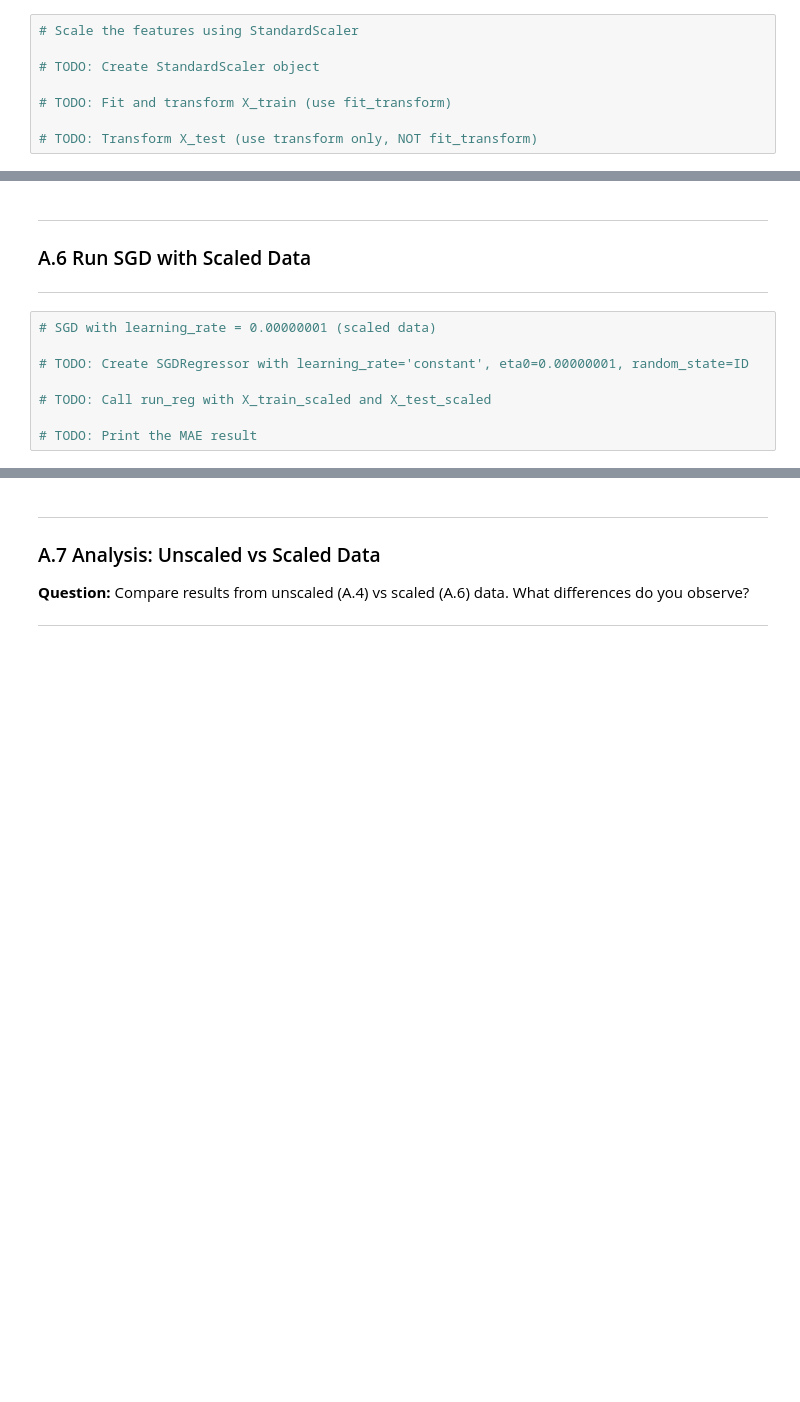
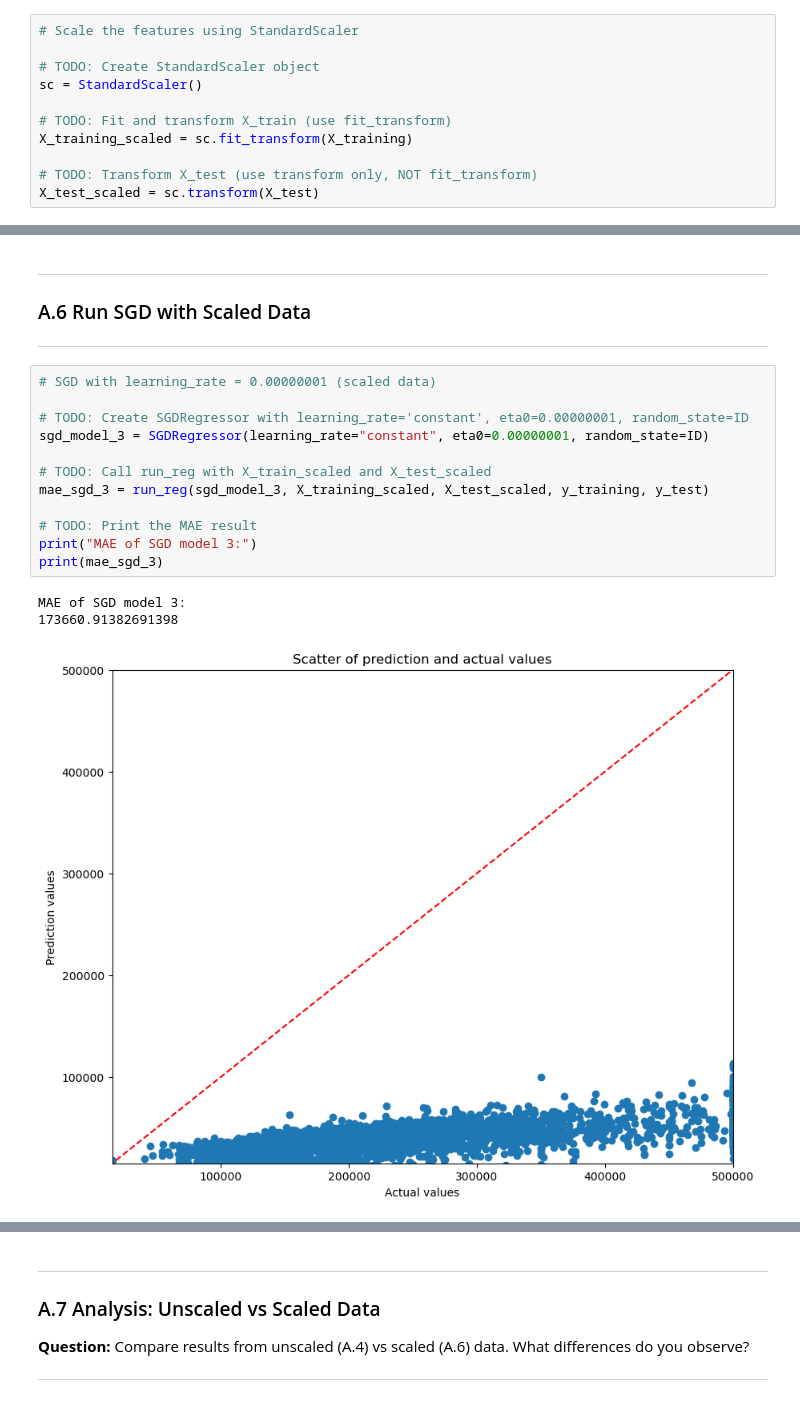
Before and after one commit to LittleVigney/COMPX310, a Jupyter notebook: Lab/Lab6/Lab6.ipynb, the cells around one changed output, grey strips where cells are left out. Cells and saved outputs as stored; diff of their text form; blank space fills up the shorter version.

```diff
--- a/Lab/Lab6/Lab6.ipynb
+++ b/Lab/Lab6/Lab6.ipynb
@@ -249,10 +375,13 @@ Formula: `(x - mean) / standard_deviation`
 # Scale the features using StandardScaler
 
 # TODO: Create StandardScaler object
+sc = StandardScaler()
 
 # TODO: Fit and transform X_train (use fit_transform)
+X_training_scaled = sc.fit_transform(X_training)
 
 # TODO: Transform X_test (use transform only, NOT fit_transform)
+X_test_scaled = sc.transform(X_test)
 # %%
 # Verify scaling
 
@@ -267,11 +415,19 @@ Formula: `(x - mean) / standard_deviation`
 # %%
 # SGD with learning_rate = 0.00000001 (scaled data)
 
 # TODO: Create SGDRegressor with learning_rate='constant', eta0=0.00000001, random_state=ID
+sgd_model_3 = SGDRegressor(learning_rate="constant", eta0=0.00000001, random_state=ID)
 
 # TODO: Call run_reg with X_train_scaled and X_test_scaled
+mae_sgd_3 = run_reg(sgd_model_3, X_training_scaled, X_test_scaled, y_training, y_test)
 
 # TODO: Print the MAE result
+print("MAE of SGD model 3:")
+print(mae_sgd_3)
+# %% [output]
+MAE of SGD model 3:
+173660.91382691398
+[figure, added]
 # %%
 # SGD with learning_rate = 0.0001 (scaled data)
 
```
Also changed, not shown: parts of 25 cells of this notebook.
